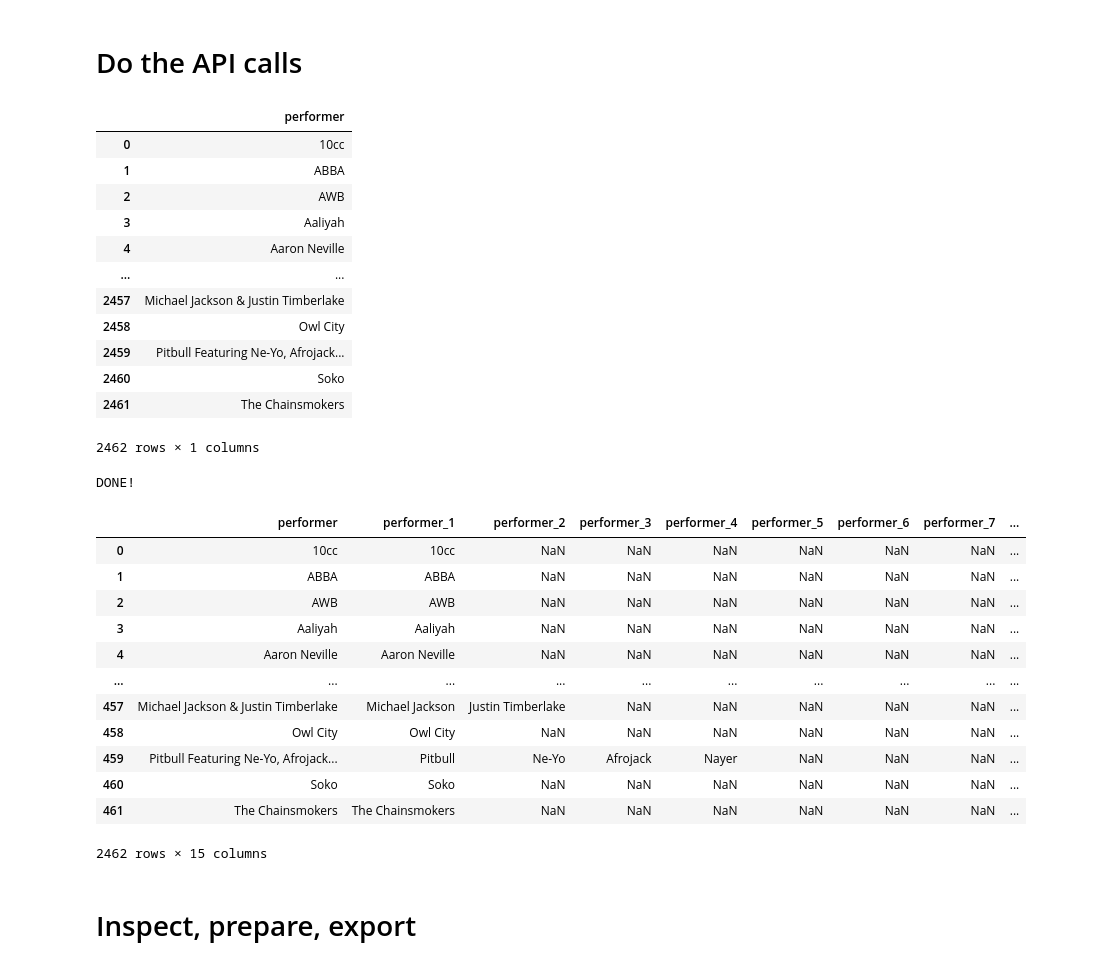
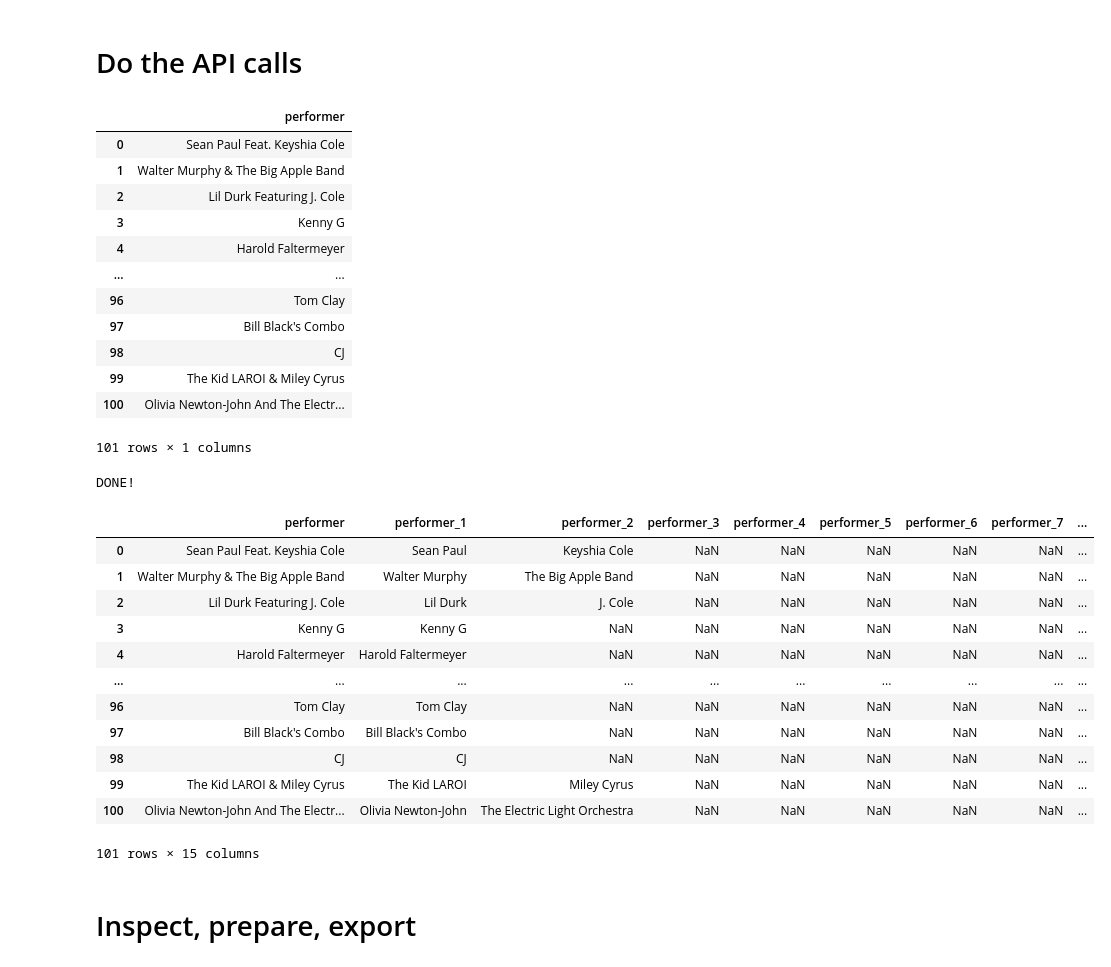
Before and after one commit to davidnmora/billboard-lyric-exploration, a Jupyter notebook: 22.3 Parse performer field to split out individual performers.ipynb, the cells around one changed output. Drawn from its saved outputs; the diff is of its cells as text; code cells hidden in the pictures.

Commit message:
Execute performer split for new data thru sep 2023

```diff
--- a/22.3 Parse performer field to split out individual performers.ipynb
+++ b/22.3 Parse performer field to split out individual performers.ipynb
@@ -40,0 +23,4 @@ df
+# %%
+EXISTING__PERFORMER_SPLIT_FILE = './data/22.3-OUTPUT-gpt4-performer-to-performer-list-str-dicitonary.csv'
+existing_lookup_table = pd.read_csv(EXISTING__PERFORMER_SPLIT_FILE)
+existing_lookup_table
@@ -40,0 +41,4 @@ df
+# %%
+THRU_SEP_2023_PATH = './data/songs_df-through-Sep-2023.csv'
+songs_df = pd.read_csv(THRU_SEP_2023_PATH)
+songs_df
@@ -40,0 +59,4 @@ df
+# %%
+# make a df of all the rows from songs_df where the performer is NOT in the existing_lookup_table
+df = songs_df[~songs_df['performer'].isin(existing_lookup_table['performer'])]
+df
@@ -272,24 +216,25 @@ unique_performers_df = pd.DataFrame(unique_performers, columns=['performer'])
 unique_performers_df
 # %% [output]
 |  | performer |
-| 0 | 10cc |
-| 1 | ABBA |
-| 2 | AWB |
-| 3 | Aaliyah |
-| 4 | Aaron Neville |
+| 0 | Sean Paul Feat. Keyshia Cole |
+| 1 | Walter Murphy & The Big Apple Band |
+| 2 | Lil Durk Featuring J. Cole |
+| 3 | Kenny G |
+| 4 | Harold Faltermeyer |
 | ... | ... |
-| 2457 | Michael Jackson & Justin Timberlake |
-| 2458 | Owl City |
-| 2459 | Pitbull Featuring Ne-Yo, Afrojack... |
-| 2460 | Soko |
-| 2461 | The Chainsmokers |
+| 96 | Tom Clay |
+| 97 | Bill Black's Combo |
+| 98 | CJ |
+| 99 | The Kid LAROI & Miley Cyrus |
+| 100 | Olivia Newton-John And The Electr... |
-2462 rows × 1 columns
+101 rows × 1 columns
 # %%
+DATA_KEY_1 = 'through-september-2023'
 # save_to_temp_csv(
 #     fetch_all_data_in_batches(
 #         unique_performers_df.iloc[0:1000],
 #     ),
-#     1
+#     DATA_KEY_1
 # )
 # %%
 # save_to_temp_csv(
@@ -311,29 +256,29 @@ print('DONE!')
 DONE!
 # %%
 split_by_gpt_df = pd.concat([
-    pd.read_csv(get_file_path(1)),
-    pd.read_csv(get_file_path(2)),
-    pd.read_csv(get_file_path(3)),
+    pd.read_csv(get_file_path(DATA_KEY_1)),
+    # pd.read_csv(get_file_path(2)),
+    # pd.read_csv(get_file_path(3)),
 ])
 
 # unique_performers_df get all the unique performers who are NOT in split_by_gpt_df
 assert(0 == len(unique_performers_df[~unique_performers_df.performer.isin(split_by_gpt_df.performer)]))
 
 split_by_gpt_df
 # %% [output]
 |  | performer | performer_1 | performer_2 | performer_3 | performer_4 | performer_5 | performer_6 | performer_7 | ... |
-| 0 | 10cc | 10cc | NaN | NaN | NaN | NaN | NaN | NaN | ... |
-| 1 | ABBA | ABBA | NaN | NaN | NaN | NaN | NaN | NaN | ... |
-| 2 | AWB | AWB | NaN | NaN | NaN | NaN | NaN | NaN | ... |
-| 3 | Aaliyah | Aaliyah | NaN | NaN | NaN | NaN | NaN | NaN | ... |
-| 4 | Aaron Neville | Aaron Neville | NaN | NaN | NaN | NaN | NaN | NaN | ... |
+| 0 | Sean Paul Feat. Keyshia Cole | Sean Paul | Keyshia Cole | NaN | NaN | NaN | NaN | NaN | ... |
+| 1 | Walter Murphy & The Big Apple Band | Walter Murphy | The Big Apple Band | NaN | NaN | NaN | NaN | NaN | ... |
+| 2 | Lil Durk Featuring J. Cole | Lil Durk | J. Cole | NaN | NaN | NaN | NaN | NaN | ... |
+| 3 | Kenny G | Kenny G | NaN | NaN | NaN | NaN | NaN | NaN | ... |
+| 4 | Harold Faltermeyer | Harold Faltermeyer | NaN | NaN | NaN | NaN | NaN | NaN | ... |
 | ... | ... | ... | ... | ... | ... | ... | ... | ... | ... |
-| 457 | Michael Jackson & Justin Timberlake | Michael Jackson | Justin Timberlake | NaN | NaN | NaN | NaN | NaN | ... |
-| 458 | Owl City | Owl City | NaN | NaN | NaN | NaN | NaN | NaN | ... |
-| 459 | Pitbull Featuring Ne-Yo, Afrojack... | Pitbull | Ne-Yo | Afrojack | Nayer | NaN | NaN | NaN | ... |
-| 460 | Soko | Soko | NaN | NaN | NaN | NaN | NaN | NaN | ... |
-| 461 | The Chainsmokers | The Chainsmokers | NaN | NaN | NaN | NaN | NaN | NaN | ... |
+| 96 | Tom Clay | Tom Clay | NaN | NaN | NaN | NaN | NaN | NaN | ... |
+| 97 | Bill Black's Combo | Bill Black's Combo | NaN | NaN | NaN | NaN | NaN | NaN | ... |
+| 98 | CJ | CJ | NaN | NaN | NaN | NaN | NaN | NaN | ... |
+| 99 | The Kid LAROI & Miley Cyrus | The Kid LAROI | Miley Cyrus | NaN | NaN | NaN | NaN | NaN | ... |
+| 100 | Olivia Newton-John And The Electr... | Olivia Newton-John | The Electric Light Orchestra | NaN | NaN | NaN | NaN | NaN | ... |
-2462 rows × 15 columns
+101 rows × 15 columns
 # %% [markdown]
 # Inspect, prepare, export
 # %%
```
Also changed, not shown: parts of 24 cells of this notebook, 1 other file.
